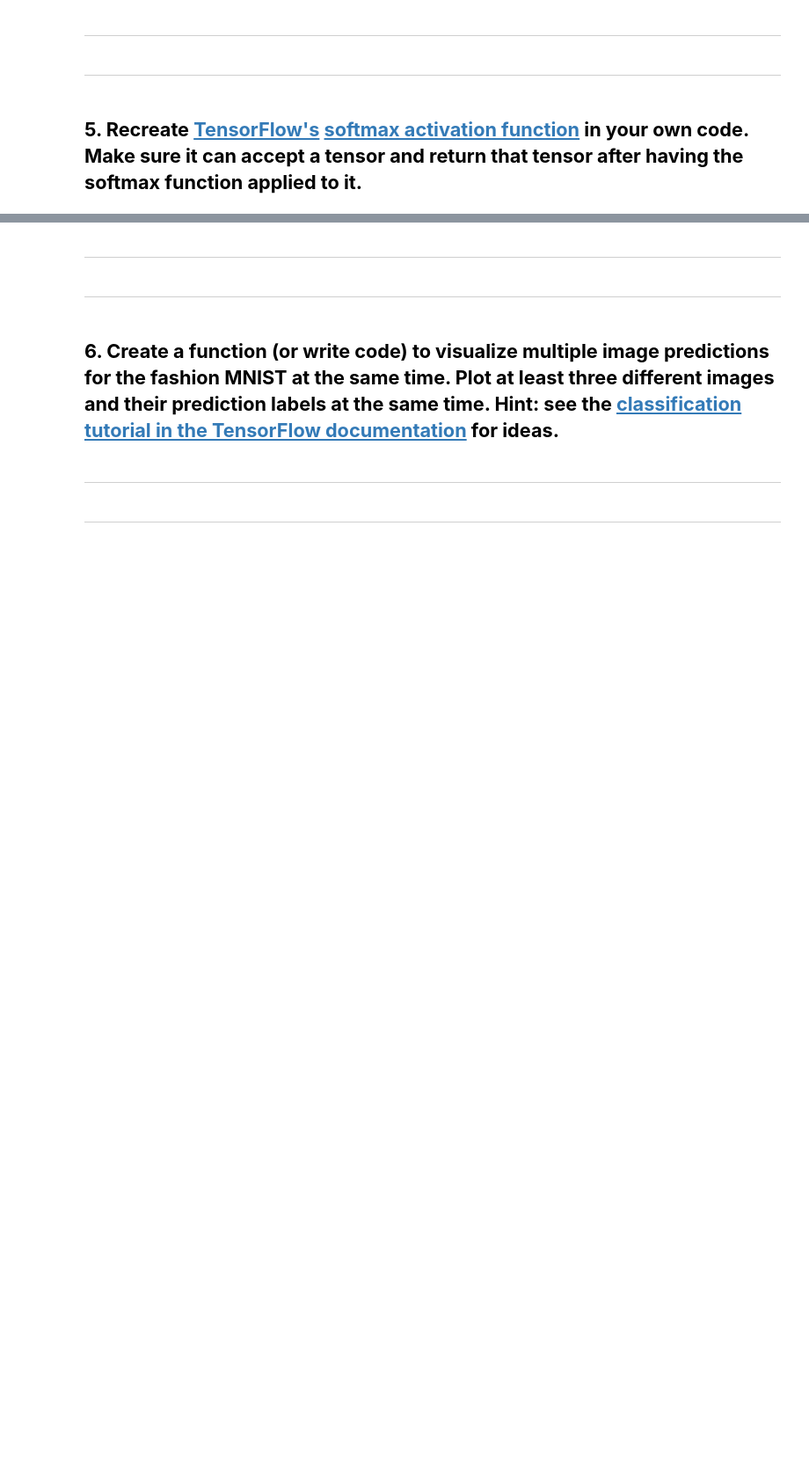
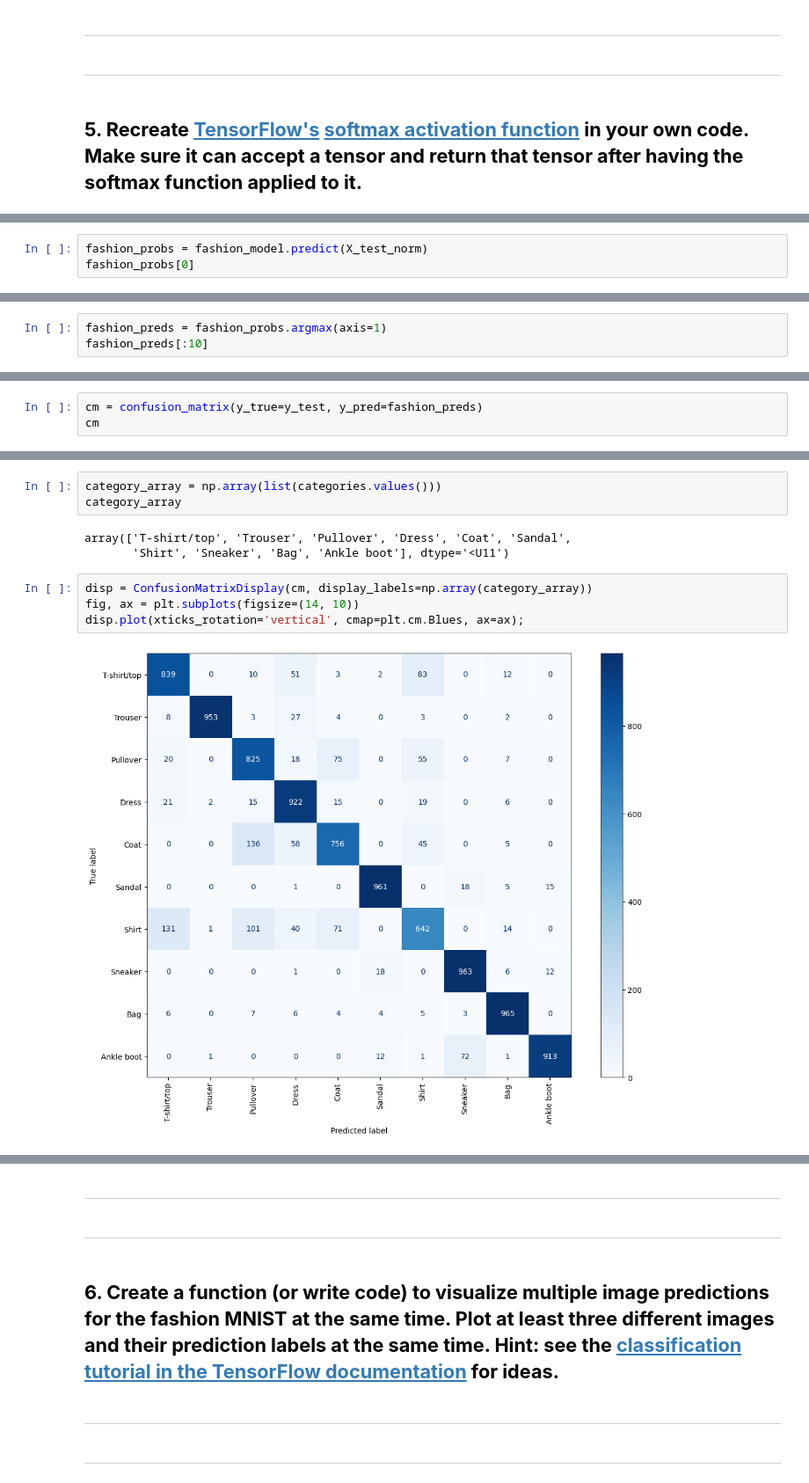
Before and after one commit to Abhilash-Bee/DeepLearningCertification, a Jupyter notebook: 02_Neural_network_classification_with_TensorFlow_Exercises.ipynb, the cells around one changed output, grey strips where cells are left out. Shown at 88% size. Saved outputs shown, nothing was run; the diff lists cells and outputs as text; blank space fills up the shorter version.

```diff
--- a/02_Neural_network_classification_with_TensorFlow_Exercises.ipynb
+++ b/02_Neural_network_classification_with_TensorFlow_Exercises.ipynb
@@ -486,0 +847,3 @@ plt.ylabel('Loss');
+# %%
+fashion_probs = fashion_model.predict(X_test_norm)
+fashion_probs[0]
@@ -486,0 +863,3 @@ plt.ylabel('Loss');
+# %%
+fashion_preds = fashion_probs.argmax(axis=1)
+fashion_preds[:10]
@@ -486,0 +873,3 @@ plt.ylabel('Loss');
+# %%
+cm = confusion_matrix(y_true=y_test, y_pred=fashion_preds)
+cm
@@ -486,0 +887,12 @@ plt.ylabel('Loss');
+# %%
+category_array = np.array(list(categories.values()))
+category_array
+# %% [output]
+array(['T-shirt/top', 'Trouser', 'Pullover', 'Dress', 'Coat', 'Sandal',
+       'Shirt', 'Sneaker', 'Bag', 'Ankle boot'], dtype='<U11')
+# %%
+disp = ConfusionMatrixDisplay(cm, display_labels=np.array(category_array))
+fig, ax = plt.subplots(figsize=(14, 10))
+disp.plot(xticks_rotation='vertical', cmap=plt.cm.Blues, ax=ax);
+# %% [output]
+[figure, added]
```
Also changed, not shown: parts of 46 cells of this notebook.
